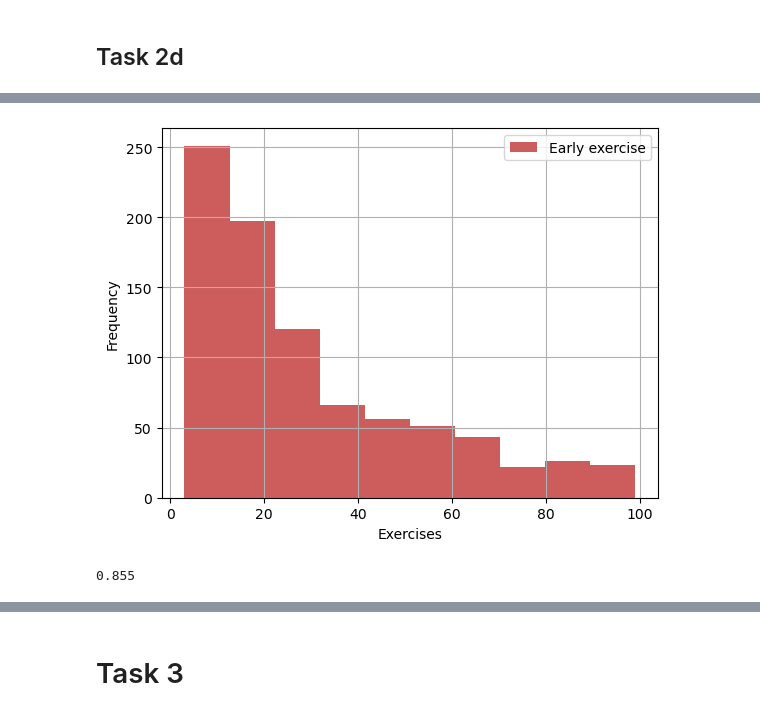
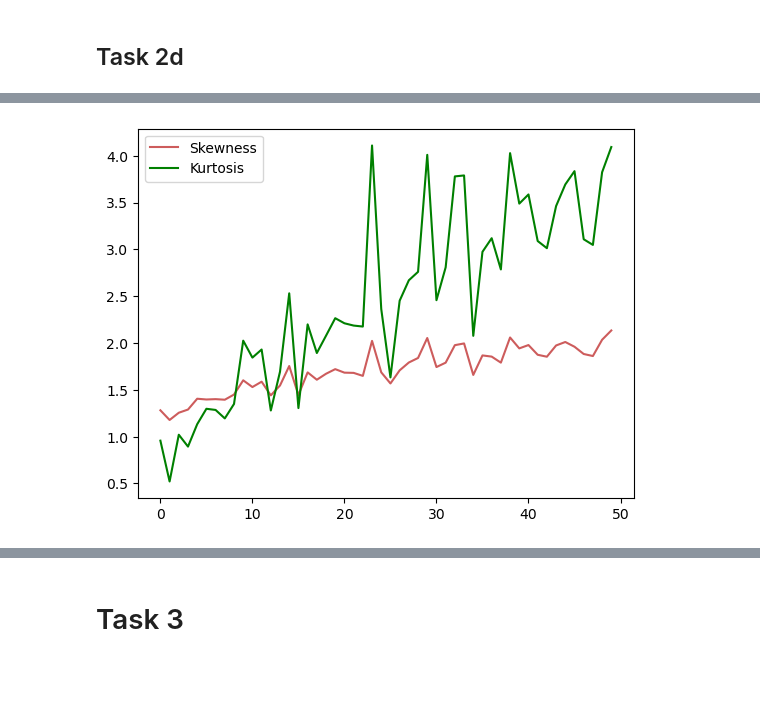
Before and after one commit to DataJakob/Various-School-Projects, a Jupyter notebook: Project_Evaluation_and_Finance/deliverable.ipynb, the cells around one changed output, grey strips where cells are left out. Cells and saved outputs as stored; diff of their text form; code cells hidden in the pictures; blank space fills up the shorter version.

```diff
--- a/Project_Evaluation_and_Finance/deliverable.ipynb
+++ b/Project_Evaluation_and_Finance/deliverable.ipynb
@@ -181,0 +160,10 @@ value
+# %%
+val_list = []
+for i in range(0,100,1):
+    ex2bPut  = LeaSquMonCar(200,210,3,0.2,0.05,0.01,'Put',100,10)
+    ex2bPut.CreatePaths(post=False)
+    ex2bPut.LeastSquares()
+    ex2bPut.EarlyExerciseCoordinates()
+    val = ex2bPut.OptionPrice()
+    val_list.append(val)
+print('Put value using LSMC:', round(val,4))
@@ -182,2 +172,8 @@ value
 # %% [markdown]
 <h2> Task 2c
+# %%
+ex2c = LeaSquMonCar(200, 210, 3, 0.2, 0.05, 0.01, 'Call', 10000,100)
+ex2c.CreatePaths(post=False)
+ex2c.LeastSquares(post=False)
+coords = ex2c.EarlyExerciseCoordinates()
+val = ex2c.OptionPrice()
@@ -184,9 +187,4 @@ value
 # %%
-ex2c = LeaSquMonCar(200, 210, 3, 0.2, 0.05, 0.01, 'Call', 10000, 660)
-paths = ex2c.CreatePaths(post=True)
-early_exercise = ex2c.LeastSquares(post=True)
-coords = ex2c.PlotEarlyExercise()
-
 plt.figure()
 plt.hist(coords[0], color='indianred',label='Early exercise' )
 plt.xlabel('Exercises')
@@ -205,19 +230,18 @@ len(np.where(np.array(coords[0])<660)[0])/10000
 # %%
-ex2d = LeaSquMonCar(200, 210, 3, 0.1, 0.05, 0.01, 'Call', 1000, 100)
-paths = ex2d.CreatePaths(post=True)
-early_exercise = ex2d.LeastSquares(post=True)
-coordsA = ex2d.PlotEarlyExercise()
+kurt_list = []
+skew_list = []
+for i in range(10,60,1):
+    ex2d = LeaSquMonCar(200, 210, 3, i/100, 0.05, 0.01, 'Call', 1000, 100)
+    ex2d.CreatePaths(post=True)
+    ex2d.LeastSquares()
+    coords = ex2d.EarlyExerciseCoordinates()[0]
+    kurt_list.append(st.kurtosis(coords))
+    skew_list.append(st.skew(coords))
 
 plt.figure()
-plt.hist(coordsA[0], color='indianred',label='Early exercise' )
-plt.xlabel('Exercises')
-plt.ylabel('Frequency')
-plt.grid()
+plt.plot(skew_list,color='indianred', label='Skewness')
+plt.plot(kurt_list, color='green', label='Kurtosis')
 plt.legend()
 plt.show()
 # %% [output]
-[figure, old version]
+[figure, new version]
-# %%
-len(np.where(np.array(coordsA[0])<660)[0])/1000
-# %% [output]
-0.855
```
Also changed, not shown: parts of 21 cells of this notebook, 2 other files.
